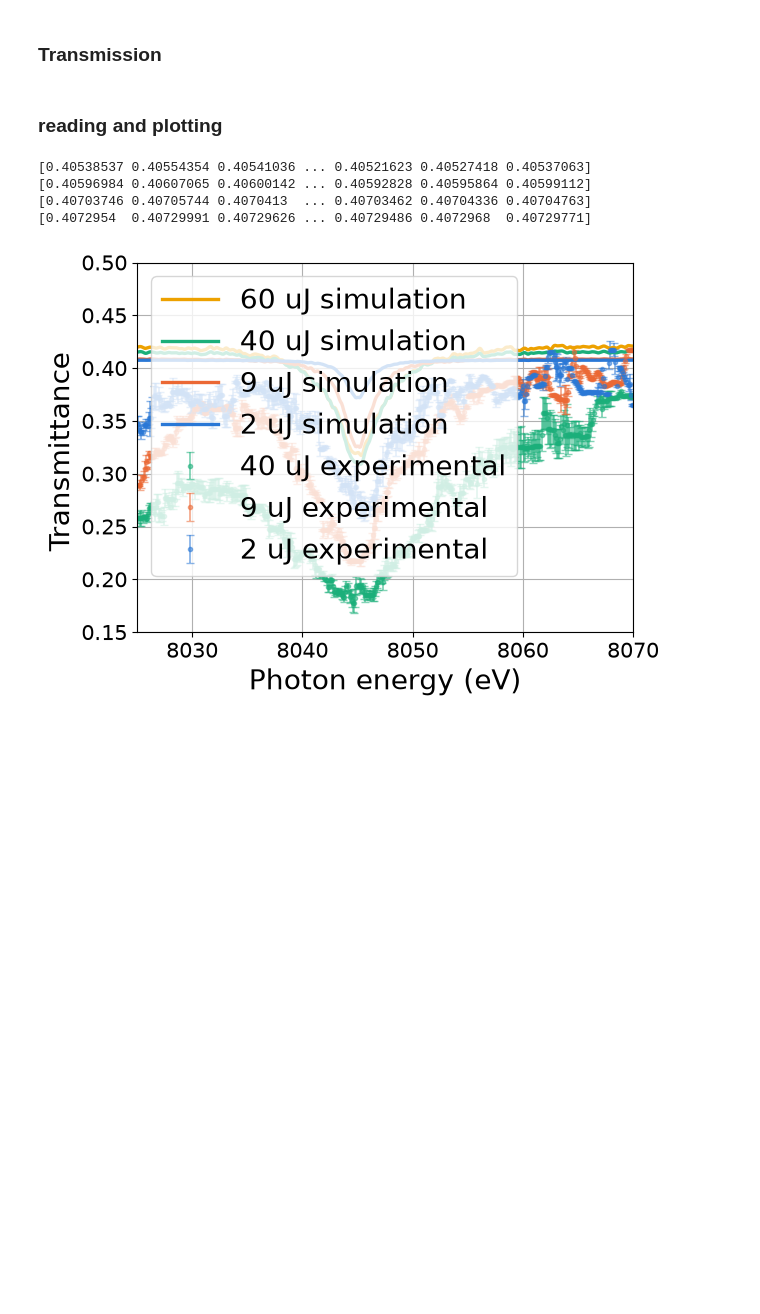
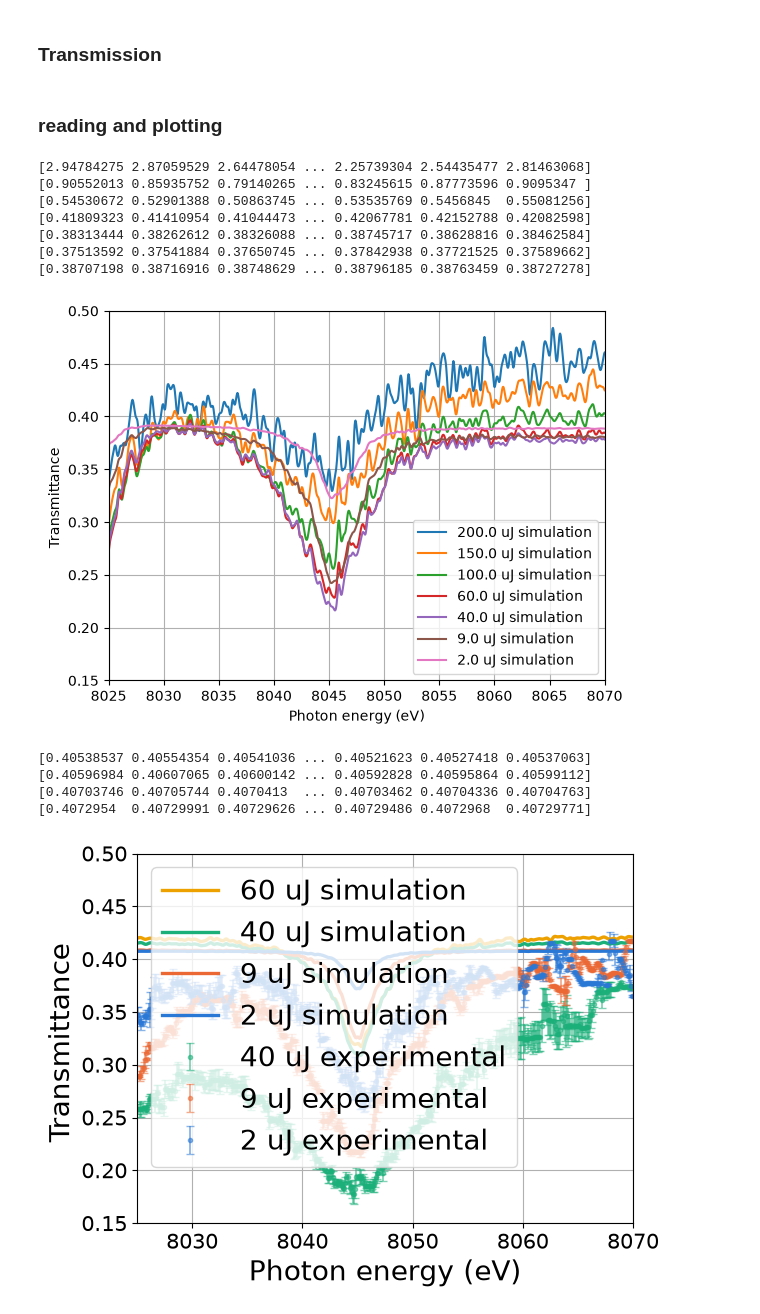
Before and after one commit to P4GAN/Cu-RSA-XFEL-Simulation, a Jupyter notebook: notebooks/plot-simulation-vs-experiment.ipynb, the cells around one changed output. Saved outputs shown, nothing was run; the diff lists cells and outputs as text; code cells hidden in the pictures; blank space fills up the shorter version.

```diff
--- a/notebooks/plot-simulation-vs-experiment.ipynb
+++ b/notebooks/plot-simulation-vs-experiment.ipynb
@@ -80,6 +82,63 @@ Tshow_max = 0.5
 w_show = 15
 w_show_min = -w_show
 w_show_max = w_show
+# %%
+data_path = "../data/leaked_population_intensity_24677949"
+
+sorted_accumulated_arrays, aux_data, num_files = tools.data_from_folder(
+    data_path, group_keys='E_seed_uJ',
+    aux_keys=['tgrid', 'xgrid', 'ygrid', 'zgrid', 'sigma1_Ka1_2p3',
+              'sigma1_Ka1_other', 'seed_duration_FWHM_t', 'seed_width_FWHM_x', 'seed_width_FWHM_y'],
+)
+
+tgrid, xgrid, ygrid, zgrid, sigma1_Ka1_2p3, sigma1_Ka1_other, seed_duration_FWHM_t, seed_width_FWHM_x, seed_width_FWHM_y = aux_data
+
+experimental_df = pd.read_csv("../data/transmittance_2_9_40uJ.csv")
+# plt.errorbar(experimental_df["Photon_energy_eV"], experimental_df["40uJ_transmittance"],
+#              experimental_df["40uJ_error"], label="40 uJ experimental",
+#              fmt='.', capsize=3, ms=6, elinewidth=1.3, color=E_seed_colors[40], alpha=0.55)
+# plt.errorbar(experimental_df["Photon_energy_eV"], experimental_df["9uJ_transmittance"],
+#              experimental_df["9uJ_error"], label="9 uJ experimental",
+#              fmt='.', capsize=3, ms=6, elinewidth=1.3, color=E_seed_colors[9], alpha=0.55)
+# plt.errorbar(experimental_df["Photon_energy_eV"], experimental_df["2uJ_transmittance"],
+#              experimental_df["2uJ_error"], label="2 uJ experimental",
+#              fmt='.', capsize=3, ms=6, elinewidth=1.3, color=E_seed_colors[2], alpha=0.55)
+
+E_seed_values = list(sorted_accumulated_arrays.keys())
+
+# colors = E_seed_colors
+
+hwKalpha1N = 8045
+
+for E_seed_value, arrays in sorted_accumulated_arrays.items():
+    womega_ar = arrays['womega_ar']
+    I_int_thy_w_last = arrays['I_int_thy_w_last']
+    I_int_thy_w_0 = arrays['I_int_thy_w_0']
+
+    Tint_w = I_int_thy_w_last / I_int_thy_w_0
+
+    energy_eV = hwKalpha1N + womega_ar
+
+    print(Tint_w)
+
+    plt.plot(energy_eV, Tint_w, label = str(E_seed_value) + ' uJ simulation')
+
+plt.ylabel('Transmittance ')
+plt.xlabel('Photon energy (eV)')
+plt.ylim(Tshow_min, Tshow_max)
+plt.xlim(8025, 8070)
+plt.legend()
+plt.grid(True)
+plt.show()
+# %% [output]
+[2.94784275 2.87059529 2.64478054 ... 2.25739304 2.54435477 2.81463068]
+[0.90552013 0.85935752 0.79140265 ... 0.83245615 0.87773596 0.9095347 ]
+[0.54530672 0.52901388 0.50863745 ... 0.53535769 0.5456845  0.55081256]
+[0.41809323 0.41410954 0.41044473 ... 0.42067781 0.42152788 0.42082598]
+[0.38313444 0.38262612 0.38326088 ... 0.38745717 0.38628816 0.38462584]
+[0.37513592 0.37541884 0.37650745 ... 0.37842938 0.37721525 0.37589662]
+[0.38707198 0.38716916 0.38748629 ... 0.38796185 0.38763459 0.38727278]
+[figure, added]
 # %%
 data_path = "../data/production_sweep_sase_24437070/Cu-seed-SASE-no-2s"
 
```
Also changed, not shown: parts of 1 cell of this notebook, 6 other files.
